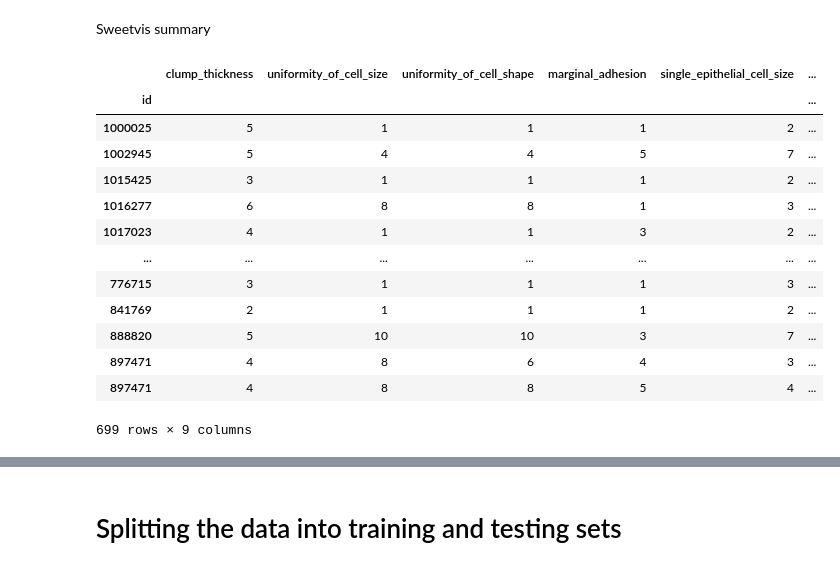
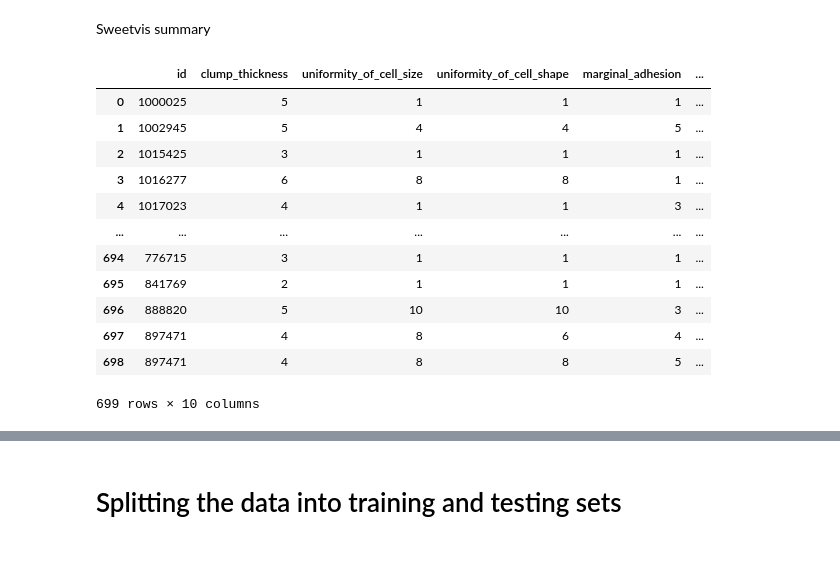
Before and after one commit to TeaToCodeConverter/2022-CN6005-GP-13-Coursework, a Jupyter notebook: EDA/EDA-Sweetviz2.ipynb, the cells around one changed output, grey strips where cells are left out. Saved outputs shown, nothing was run; the diff lists cells and outputs as text; code cells hidden in the pictures.

```diff
--- a/EDA/EDA-Sweetviz2.ipynb
+++ b/EDA/EDA-Sweetviz2.ipynb
@@ -14,11 +14,18 @@ import sweetviz as sv
 importing unlabeled  data as U1
 importing labeled data as L1
 # %%
-u1 = pd.read_csv("../DataSets/Breast cancer dataset/breast-cancer-wisconsin.data",header=None,index_col=0)
-l1 = pd.read_csv("../DataSets/Breast cancer dataset/breast-cancer-wisconsin.data",header=None, names=['id','clump_thickness','uniformity_of_cell_size','uniformity_of_cell_shape','marginal_adhesion','single_epithelial_cell_size','bare_nuclei','bland_chromatin','normal_nucleoli','mitoses','class1'],index_col=0)
-u1.head()
+## creating a custom missing value list
+missing_values = ["NA","N/a",np.nan,"?"]
+
+u1 = pd.read_csv("../DataSets/Breast cancer dataset/breast-cancer-wisconsin.data",header=None,na_values=missing_values)
+l1 = pd.read_csv("../DataSets/Breast cancer dataset/breast-cancer-wisconsin.data",header=None,na_values=missing_values, names=['id','clump_thickness','uniformity_of_cell_size','uniformity_of_cell_shape','marginal_adhesion','single_epithelial_cell_size','bare_nuclei','bland_chromatin','normal_nucleoli','mitoses','diagnosis'])
+
+##convert the bare_nuclei colmn to a number and drop the rows
+#l1['bare_nuclei'] = pd.to_numeric(l1['bare_nuclei'],errors='coerce')
+
+#check data is clean
+l1.isnull().sum()
 l1.head()
-#print(u1.head())
-#print("l1")
-#print(l1.head())
+
+print(l1.dtypes)
 # %% [output]
@@ -45,8 +58,8 @@ class1                          int64
 dtype: object
 # %%
 #Clean up the data
-l1['class1'].replace({2:0,4:1},inplace=True)
+l1['diagnosis'].replace({2:0,4:1},inplace=True)
 l1
-analysis = sv.analyze(l1)
-analysis.show_html('EDA-Sweetviz2predrop.html', open_browser=False)
+#analysis = sv.analyze(l1)
+#analysis.show_html('EDA-Sweetviz2predrop.html', open_browser=False)
 # %% [output]
@@ -55,24 +80,23 @@ Report EDA-Sweetviz2predrop.html was generated.
 Sweetvis summary
 # %%
 # split the dataset
-x=l1.drop('class1',axis=1)
-y=l1['class1']
+x=l1.drop('diagnosis',axis=1)
+y=l1['diagnosis']
 x
 # %% [output]
-|  | clump_thickness | uniformity_of_cell_size | uniformity_of_cell_shape | marginal_adhesion | single_epithelial_cell_size | ... |
-| id |  |  |  |  |  | ... |
-| 1000025 | 5 | 1 | 1 | 1 | 2 | ... |
-| 1002945 | 5 | 4 | 4 | 5 | 7 | ... |
-| 1015425 | 3 | 1 | 1 | 1 | 2 | ... |
-| 1016277 | 6 | 8 | 8 | 1 | 3 | ... |
-| 1017023 | 4 | 1 | 1 | 3 | 2 | ... |
+|  | id | clump_thickness | uniformity_of_cell_size | uniformity_of_cell_shape | marginal_adhesion | ... |
+| 0 | 1000025 | 5 | 1 | 1 | 1 | ... |
+| 1 | 1002945 | 5 | 4 | 4 | 5 | ... |
+| 2 | 1015425 | 3 | 1 | 1 | 1 | ... |
+| 3 | 1016277 | 6 | 8 | 8 | 1 | ... |
+| 4 | 1017023 | 4 | 1 | 1 | 3 | ... |
 | ... | ... | ... | ... | ... | ... | ... |
-| 776715 | 3 | 1 | 1 | 1 | 3 | ... |
-| 841769 | 2 | 1 | 1 | 1 | 2 | ... |
-| 888820 | 5 | 10 | 10 | 3 | 7 | ... |
-| 897471 | 4 | 8 | 6 | 4 | 3 | ... |
-| 897471 | 4 | 8 | 8 | 5 | 4 | ... |
+| 694 | 776715 | 3 | 1 | 1 | 1 | ... |
+| 695 | 841769 | 2 | 1 | 1 | 1 | ... |
+| 696 | 888820 | 5 | 10 | 10 | 3 | ... |
+| 697 | 897471 | 4 | 8 | 6 | 4 | ... |
+| 698 | 897471 | 4 | 8 | 8 | 5 | ... |
-699 rows × 9 columns
+699 rows × 10 columns
 # %%
 # Summary of the dataset
 
```
Also changed, not shown: parts of 19 cells of this notebook, 17 other files.
